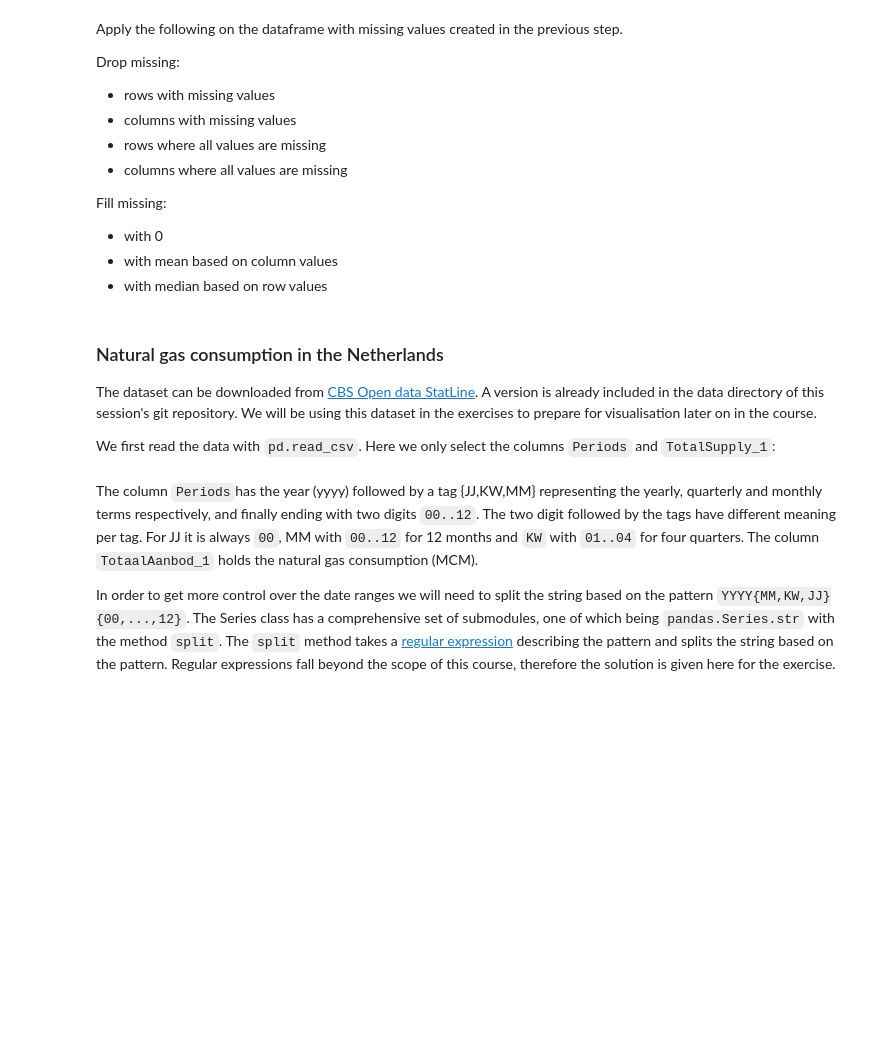
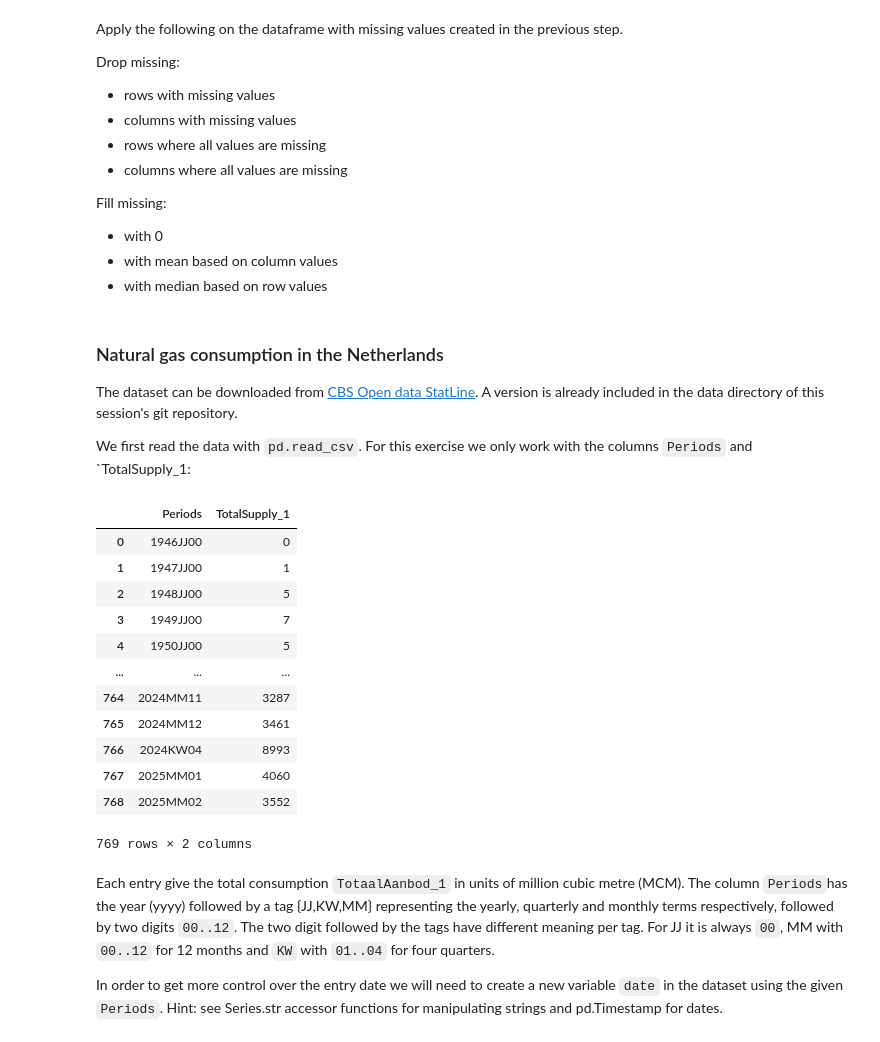
Before and after one commit to LUMC/EfDS, a Jupyter notebook: 07_pd/pd.ipynb, the cells around one changed output. Cells and saved outputs as stored; diff of their text form; code cells hidden in the pictures; blank space fills up the shorter version.

Commit message:
ngc exercise

```diff
--- a/07_pd/pd.ipynb
+++ b/07_pd/pd.ipynb
@@ -463,13 +463,29 @@ Fill missing:
 # %% [markdown]
 ### Natural gas consumption in the Netherlands
 
-The dataset can be downloaded from [CBS Open data StatLine](https://opendata.cbs.nl/statline/portal.html?_la=en&_catalog=CBS). A version is already included in the data directory of this session's git repository. We will be using this dataset in the exercises to prepare for visualisation later on in the course.
+The dataset can be downloaded from [CBS Open data StatLine](https://opendata.cbs.nl/statline/portal.html?_la=en&_catalog=CBS). A version is already included in the data directory of this session's git repository.
 
-We first read the data with `pd.read_csv`. Here we only select the columns `Periods` and `TotalSupply_1`:
+We first read the data with `pd.read_csv`. For this exercise we only work with the columns `Periods` and `TotalSupply_1:
 # %%
-cbs = pd.read_csv("data/00372eng_UntypedDataSet_17032023_161051.csv",sep=";")
-df0 = cbs[['Periods','TotalSupply_1']].copy()
+cbs = pd.read_csv("data/00372eng_UntypedDataSet_16032025_143103.csv",sep=";")
+df = cbs[['Periods','TotalSupply_1']]
+df
+# %% [output]
+|  | Periods | TotalSupply_1 |
+| 0 | 1946JJ00 | 0 |
+| 1 | 1947JJ00 | 1 |
+| 2 | 1948JJ00 | 5 |
+| 3 | 1949JJ00 | 7 |
+| 4 | 1950JJ00 | 5 |
+| ... | ... | ... |
+| 764 | 2024MM11 | 3287 |
+| 765 | 2024MM12 | 3461 |
+| 766 | 2024KW04 | 8993 |
+| 767 | 2025MM01 | 4060 |
+| 768 | 2025MM02 | 3552 |
+769 rows × 2 columns
 # %% [markdown]
-The column `Periods`has the year (yyyy) followed by a tag {JJ,KW,MM} representing the yearly, quarterly and monthly terms respectively, and finally ending with two digits `00..12`. The two digit followed by the tags have different meaning per tag. For JJ it is always `00`, MM with `00..12` for 12 months and `KW`  with  `01..04` for four quarters. The column `TotaalAanbod_1` holds the natural gas consumption (MCM).
+Each entry give the total consumption `TotaalAanbod_1` in units of million cubic metre (MCM). The column `Periods`has the year (yyyy) followed by a tag {JJ,KW,MM} representing the yearly, quarterly and monthly terms respectively, followed by two digits `00..12`. The two digit followed by the tags have different meaning per tag. For JJ it is always `00`, MM with `00..12` for 12 months and `KW` with  `01..04` for four quarters.
 
-In order to get more control over the date ranges we will need to split the string based on the pattern `YYYY{MM,KW,JJ}{00,...,12}`. The Series class has a comprehensive set of submodules, one of which being `pandas.Series.str` with the method `split`. The `split` method takes a [regular expression](https://docs.python.org/3/library/re.html) describing the pattern and  splits the string based on the pattern. Regular expressions fall beyond the scope of this course, therefore the solution is given here for the exercise.
+
+In order to get more control over the entry date we will need to create a new variable `date` in the dataset using the given `Periods`. Hint: see Series.str accessor functions for manipulating strings and pd.Timestamp for dates.
```
Also changed, not shown: parts of 3 cells of this notebook, 3 other files.
